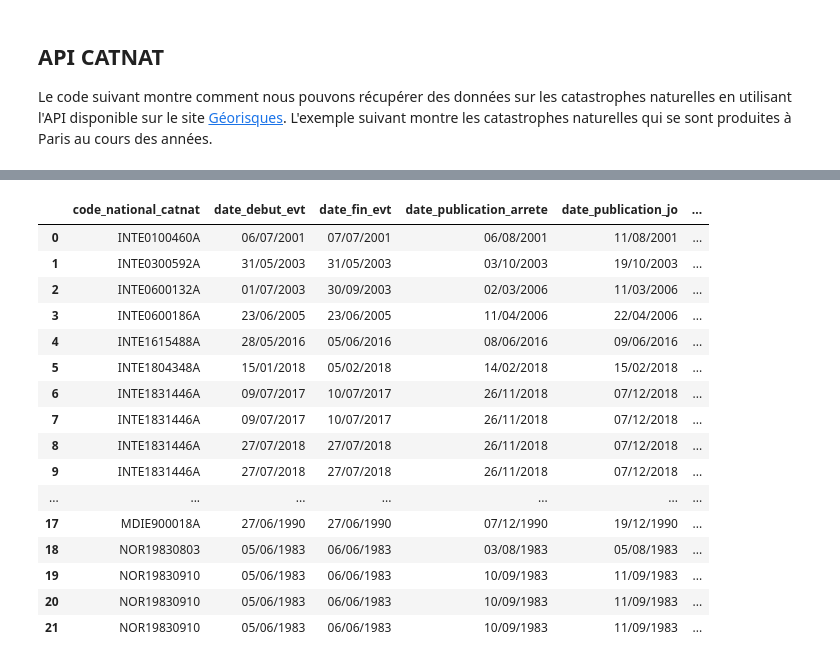
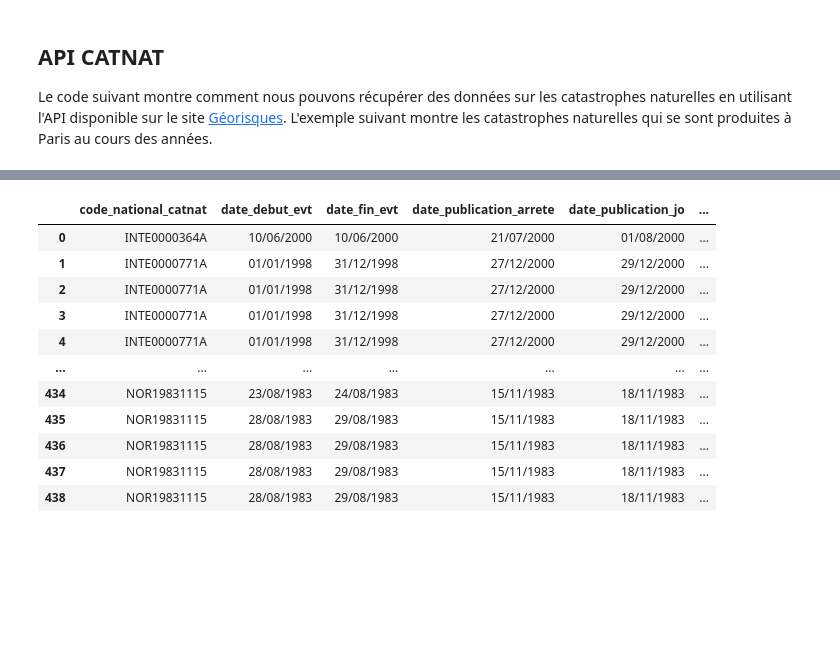
Before and after one commit to RRzm/Python_2A, a Jupyter notebook: données.ipynb, the cells around one changed output, grey strips where cells are left out. Saved outputs shown, nothing was run; the diff lists cells and outputs as text; code cells hidden in the pictures; blank space fills up the shorter version.

```diff
--- a/données.ipynb
+++ b/données.ipynb
@@ -70,23 +75,60 @@ df_pharm
 ## API CATNAT
 Le code suivant montre comment nous pouvons récupérer des données sur les catastrophes naturelles en utilisant l'API disponible sur le site [Géorisques](https://www.georisques.gouv.fr/doc-api#/CATNAT/rechercheCatNat). L'exemple suivant montre les catastrophes naturelles qui se sont produites à Paris au cours des années.
 # %%
-url = "https://www.georisques.gouv.fr/api/v1/gaspar/catnat"
+import requests
+import pandas as pd
+from time import sleep
 
-params = {
-    "code_insee": "75056",
-    "page": 1,
-    "page_size": 1000
-}
+# -------------------------------
+# 1. Identifier les 10 communes les plus actives
+# -------------------------------
+top10_communes = ventes_par_commune.sort_values('nombre_ventes', ascending=False).head(10)
+top10_codes = top10_communes['code_commune'].tolist()
 
-resp = requests.get(url, params=params)
-resp.raise_for_status()
+# -------------------------------
+# 2. Liste pour stocker les DataFrames
+# -------------------------------
+dfs_catnat_top10 = []
 
-data = resp.json()
+# -------------------------------
+# 3. Boucle sur les 10 codes
+# -------------------------------
+for code in top10_codes:
+    page = 1
+    while True:
+        params = {
+            "code_insee": code,
+            "page": page,
+            "page_size": 1000
+        }
 
-if isinstance(data, dict) and "data" in data:
-    df_catnat = pd.DataFrame(data["data"])
-else:
-    df_catnat = pd.DataFrame(data)
+        try:
+            resp = requests.get("https://www.georisques.gouv.fr/api/v1/gaspar/catnat", params=params)
+            resp.raise_for_status()
+        except requests.RequestException as e:
+            print(f"Erreur pour le code {code} à la page {page}: {e}")
+            break
 
-df_catnat
+        data = resp.json()
+        if isinstance(data, dict) and "data" in data and data["data"]:
+            df_page = pd.DataFrame(data["data"])
+            dfs_catnat_top10.append(df_page)
+
+            # Vérifier si c'est la dernière page
+            if len(data["data"]) < 1000:
+                break
+            else:
+                page += 1
+        else:
+            break
+
+        sleep(0.2)  # pause pour ne pas surcharger l'API
+
+# -------------------------------
+# 4. Concaténer tous les résultats
+# -------------------------------
+df_catnat_top10 = pd.concat(dfs_catnat_top10, ignore_index=True)
+
+print(df_catnat_top10.shape)
+df_catnat_top10
 # %% [output]
@@ -93,17 +136,12 @@ df_catnat
 |  | code_national_catnat | date_debut_evt | date_fin_evt | date_publication_arrete | date_publication_jo | ... |
-| 0 | INTE0100460A | 06/07/2001 | 07/07/2001 | 06/08/2001 | 11/08/2001 | ... |
-| 1 | INTE0300592A | 31/05/2003 | 31/05/2003 | 03/10/2003 | 19/10/2003 | ... |
-| 2 | INTE0600132A | 01/07/2003 | 30/09/2003 | 02/03/2006 | 11/03/2006 | ... |
-| 3 | INTE0600186A | 23/06/2005 | 23/06/2005 | 11/04/2006 | 22/04/2006 | ... |
-| 4 | INTE1615488A | 28/05/2016 | 05/06/2016 | 08/06/2016 | 09/06/2016 | ... |
-| 5 | INTE1804348A | 15/01/2018 | 05/02/2018 | 14/02/2018 | 15/02/2018 | ... |
-| 6 | INTE1831446A | 09/07/2017 | 10/07/2017 | 26/11/2018 | 07/12/2018 | ... |
-| 7 | INTE1831446A | 09/07/2017 | 10/07/2017 | 26/11/2018 | 07/12/2018 | ... |
-| 8 | INTE1831446A | 27/07/2018 | 27/07/2018 | 26/11/2018 | 07/12/2018 | ... |
-| 9 | INTE1831446A | 27/07/2018 | 27/07/2018 | 26/11/2018 | 07/12/2018 | ... |
+| 0 | INTE0000364A | 10/06/2000 | 10/06/2000 | 21/07/2000 | 01/08/2000 | ... |
+| 1 | INTE0000771A | 01/01/1998 | 31/12/1998 | 27/12/2000 | 29/12/2000 | ... |
+| 2 | INTE0000771A | 01/01/1998 | 31/12/1998 | 27/12/2000 | 29/12/2000 | ... |
+| 3 | INTE0000771A | 01/01/1998 | 31/12/1998 | 27/12/2000 | 29/12/2000 | ... |
+| 4 | INTE0000771A | 01/01/1998 | 31/12/1998 | 27/12/2000 | 29/12/2000 | ... |
 | ... | ... | ... | ... | ... | ... | ... |
-| 17 | MDIE900018A | 27/06/1990 | 27/06/1990 | 07/12/1990 | 19/12/1990 | ... |
-| 18 | NOR19830803 | 05/06/1983 | 06/06/1983 | 03/08/1983 | 05/08/1983 | ... |
-| 19 | NOR19830910 | 05/06/1983 | 06/06/1983 | 10/09/1983 | 11/09/1983 | ... |
-| 20 | NOR19830910 | 05/06/1983 | 06/06/1983 | 10/09/1983 | 11/09/1983 | ... |
-| 21 | NOR19830910 | 05/06/1983 | 06/06/1983 | 10/09/1983 | 11/09/1983 | ... |
+| 434 | NOR19831115 | 23/08/1983 | 24/08/1983 | 15/11/1983 | 18/11/1983 | ... |
+| 435 | NOR19831115 | 28/08/1983 | 29/08/1983 | 15/11/1983 | 18/11/1983 | ... |
+| 436 | NOR19831115 | 28/08/1983 | 29/08/1983 | 15/11/1983 | 18/11/1983 | ... |
+| 437 | NOR19831115 | 28/08/1983 | 29/08/1983 | 15/11/1983 | 18/11/1983 | ... |
+| 438 | NOR19831115 | 28/08/1983 | 29/08/1983 | 15/11/1983 | 18/11/1983 | ... |
```
Also changed, not shown: parts of 11 cells of this notebook.
